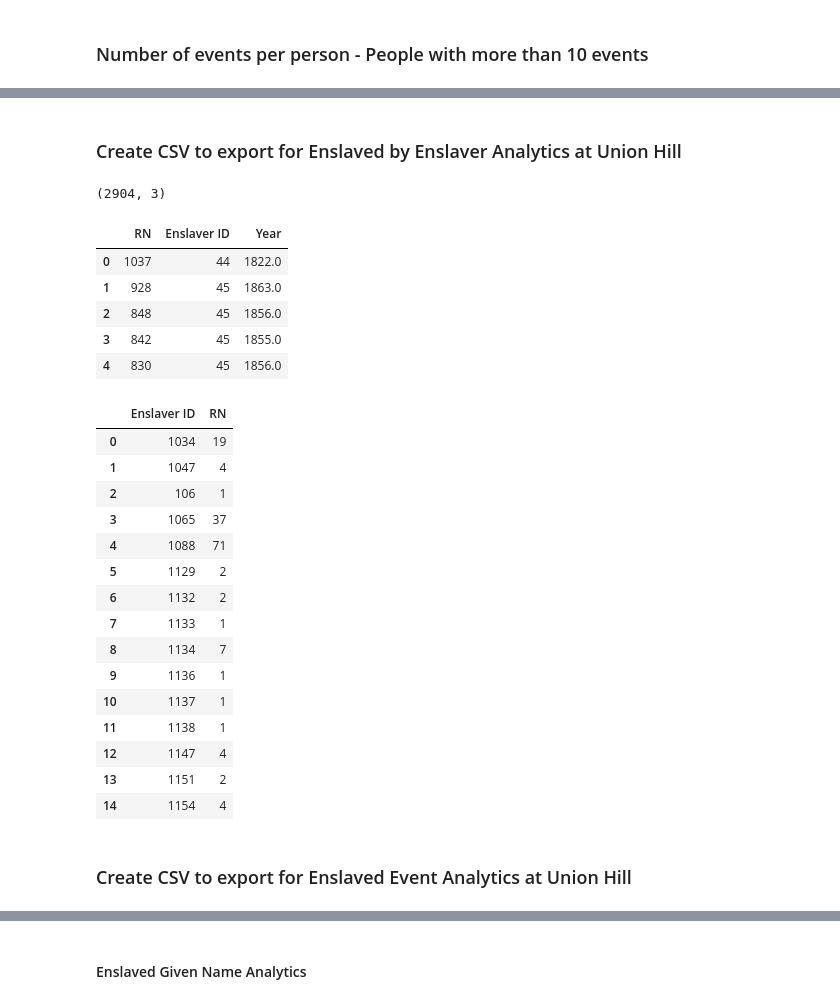
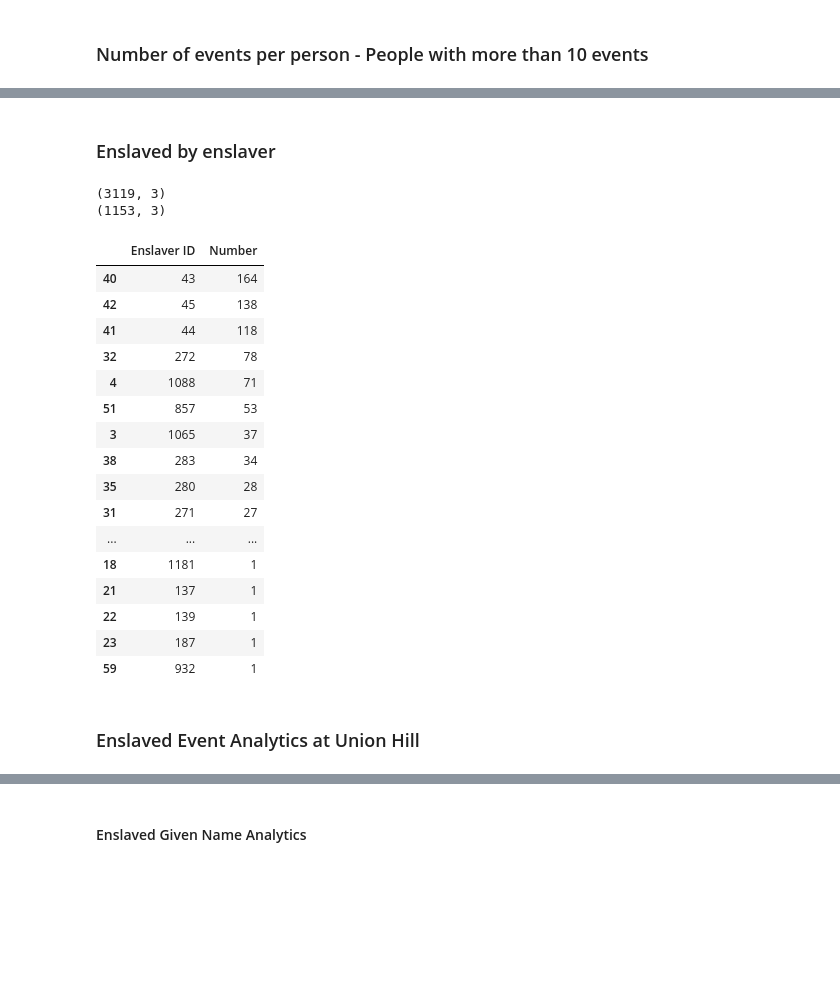
Before and after one commit to turtlek/CabellFamSociety, a Jupyter notebook: EnslavedData_UnionHill.ipynb, the cells around one changed output, grey strips where cells are left out. Drawn from its saved outputs; the diff is of its cells as text; code cells hidden in the pictures; blank space fills up the shorter version.

```diff
--- a/EnslavedData_UnionHill.ipynb
+++ b/EnslavedData_UnionHill.ipynb
@@ -388,3 +381,0 @@ Name: count, dtype: int64
-# %%
-person = person.dropna(subset=['Location'])
-print(person.shape)
@@ -421,7 +405,7 @@ display.Image(filename="SecondStep.png", width=250, height=400)
 # %% [markdown]
 ## IMPORTANT- Remove all quotation marks (") before uploading file from Roots Magic
 # %%
-file = "EnslavedEventData_01192024.csv"
+file = "EnslavedEventData_01232024.csv"
 events = pd.read_csv(file)
 events = trim_all_columns(events)
 
@@ -594,7 +578,7 @@ Name: count, dtype: int64
 ### Add column for Event type
 # %%
 events['Event Type'] = events['Event ID'].str[:-4]
-events['Event Type'] = events['Event Type'].replace(to_replace='EVE-NEC', value='Necessitites')
+events['Event Type'] = events['Event Type'].replace(to_replace='EVE-NEC', value='Necessities')
 events['Event Type'] = events['Event Type'].replace(to_replace='EVE-DEA', value='Death')
 events['Event Type'] = events['Event Type'].replace(to_replace='EVE-BIR', value='Birth')
 events['Event Type'] = events['Event Type'].replace(to_replace='EVE-TRV', value='Travel')
@@ -690,7 +674,7 @@ enslaved.head()
 #enslaved[enslaved['RN']==308]
 # %%
 #import the Masterfile CSV to work with and a column for "order"
-file = "Sources_01192024.csv"
+file = "Sources_01232024.csv"
 sources = pd.read_csv(file)
 sources = trim_all_columns(sources)
 print(sources.shape)
@@ -1597,36 +1584,31 @@ enslaved.groupby(['RN'])['Event ID'].nunique().to_frame().reset_index().sort_val
 # %% [markdown]
-### Create CSV to export for Enslaved by Enslaver Analytics at Union Hill
+### Enslaved by enslaver
 # %%
-UHEnslaved = enslaved[['RN','Enslaver ID','Status','Year']]
+UHEnslaved = enslaved[['RN','Enslaver ID','Status']]
+print(UHEnslaved.shape)
+UHEnslaved = UHEnslaved.drop_duplicates()
+print(UHEnslaved.shape)
 UHEnslaved = UHEnslaved.sort_values('Status').set_index('Status').loc['Enslaved'].reset_index().drop(columns={'Status'})
 UHEnslaved['Enslaver ID'] = UHEnslaved['Enslaver ID'].replace(regex=[r'\D+'], value=" ")
-print(UHEnslaved.shape)
-UHEnslaved.head()
+UHEnslaved = UHEnslaved.groupby(['Enslaver ID'])['RN'].nunique().to_frame().reset_index().rename(columns={'RN':'Number'}).sort_values('Number', ascending=False)
+UHEnslaved
 # %% [output]
-(2904, 3)
+(3119, 3)
+(1153, 3)
-|  | RN | Enslaver ID | Year |
-| 0 | 1037 | 44 | 1822.0 |
-| 1 | 928 | 45 | 1863.0 |
-| 2 | 848 | 45 | 1856.0 |
-| 3 | 842 | 45 | 1855.0 |
-| 4 | 830 | 45 | 1856.0 |
+|  | Enslaver ID | Number |
+| 40 | 43 | 164 |
+| 42 | 45 | 138 |
+| 41 | 44 | 118 |
+| 32 | 272 | 78 |
+| 4 | 1088 | 71 |
+| 51 | 857 | 53 |
+| 3 | 1065 | 37 |
+| 38 | 283 | 34 |
+| 35 | 280 | 28 |
+| 31 | 271 | 27 |
+| ... | ... | ... |
+| 18 | 1181 | 1 |
+| 21 | 137 | 1 |
+| 22 | 139 | 1 |
+| 23 | 187 | 1 |
+| 59 | 932 | 1 |
-# %%
-UHEnslaved = UHEnslaved.groupby(['Enslaver ID'])['RN'].nunique().to_frame().reset_index()
-UHEnslaved.head(15)
-# %% [output]
-|  | Enslaver ID | RN |
-| 0 | 1034 | 19 |
-| 1 | 1047 | 4 |
-| 2 | 106 | 1 |
-| 3 | 1065 | 37 |
-| 4 | 1088 | 71 |
-| 5 | 1129 | 2 |
-| 6 | 1132 | 2 |
-| 7 | 1133 | 1 |
-| 8 | 1134 | 7 |
-| 9 | 1136 | 1 |
-| 10 | 1137 | 1 |
-| 11 | 1138 | 1 |
-| 12 | 1147 | 4 |
-| 13 | 1151 | 2 |
-| 14 | 1154 | 4 |
@@ -1635,3 +1615,3 @@ UHEnslaved.to_csv("UHenslavedExport.csv", sep = '\t')
 # %% [markdown]
-### Create CSV to export for Enslaved Event Analytics at Union Hill
+### Enslaved Event Analytics at Union Hill
 # %%
```
Also changed, not shown: parts of 100 cells of this notebook.
